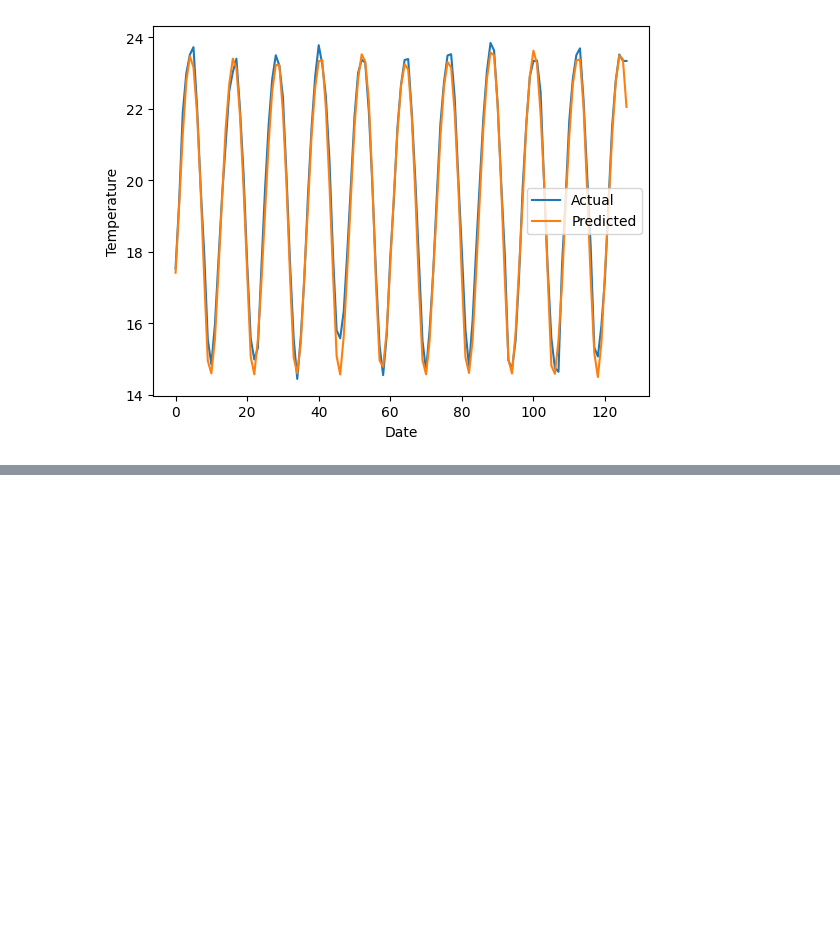
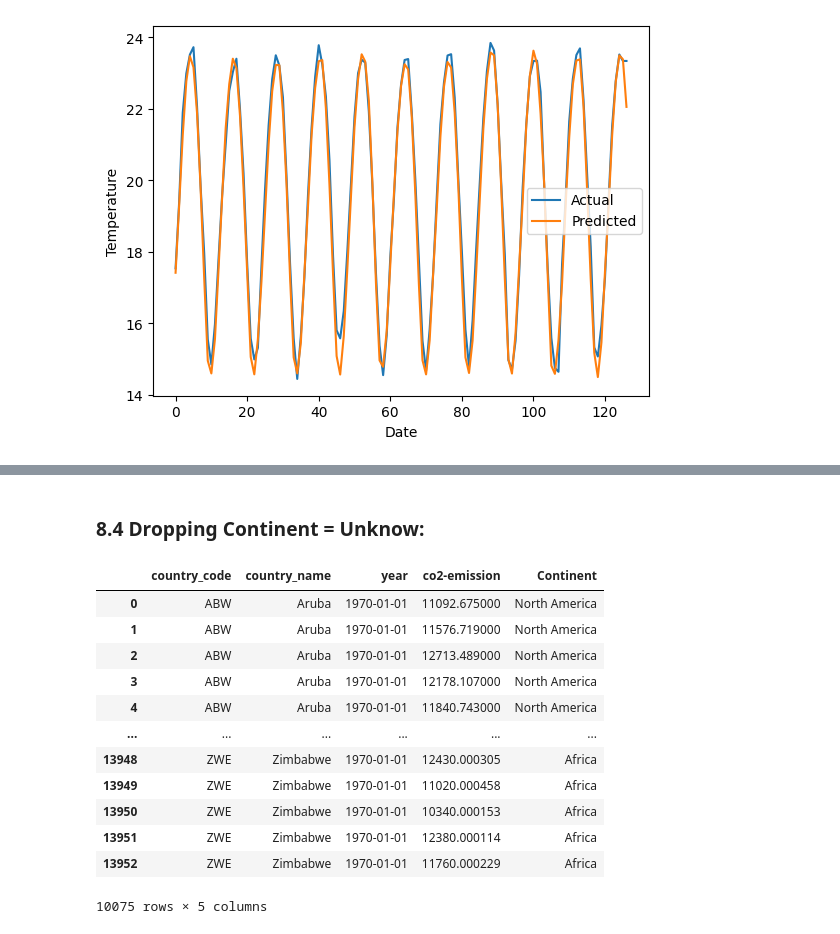
Before and after one commit to HassanZeb01/land_temperature_by_country, a Jupyter notebook: climate_temperature.ipynb, the cells around one changed output, grey strips where cells are left out. Cells and saved outputs as stored; diff of their text form; code cells hidden in the pictures; blank space fills up the shorter version.

Commit message:
CO2 Emission dataset pre-processing

```diff
--- a/climate_temperature.ipynb
+++ b/climate_temperature.ipynb
@@ -913,0 +936,3 @@ plt.show()
+# %%
+co2_df = pd.read_csv('/content/co2_emissions_kt_by_country.csv')
+co2_df
@@ -913,0 +973,3 @@ plt.show()
+# %%
+# Column - year datatype changed to datetime.
+co2_df['year'] = pd.to_datetime(co2_df['year'], format='%Y', errors='coerce')
@@ -913,0 +980,5 @@ plt.show()
+# %%
+#Renaming column
+co2_df.rename(columns={'value':'co2-emission'}, inplace=True)
+
+co2_df.info()
@@ -913,0 +1044,17 @@ plt.show()
+# %%
+# Countries to Continent mapping performed by using the open source library (https://pypi.org/project/country-converter/)
+
+
+#pip install pycountry-convert
+import pycountry_convert as pc
+
+def get_continent(country_name):
+    try:
+        country_code = pc.country_name_to_country_alpha2(country_name)
+        continent_code = pc.country_alpha2_to_continent_code(country_code)
+        continent_name = pc.convert_continent_code_to_continent_name(continent_code)
+        return continent_name
+    except:
+        return 'Unknown'
+
+co2_df['Continent'] = co2_df['country_name'].apply(get_continent)
@@ -913,0 +1089,20 @@ plt.show()
+# %% [markdown]
+### **8.4 Dropping Continent = Unknow:**
+# %%
+# Dropping rows with continent = unknown
+clean_co2_df = co2_df[co2_df['Continent'] != 'Unknown']
+clean_co2_df
+# %% [output]
+|  | country_code | country_name | year | co2-emission | Continent |
+| 0 | ABW | Aruba | 1970-01-01 | 11092.675000 | North America |
+| 1 | ABW | Aruba | 1970-01-01 | 11576.719000 | North America |
+| 2 | ABW | Aruba | 1970-01-01 | 12713.489000 | North America |
+| 3 | ABW | Aruba | 1970-01-01 | 12178.107000 | North America |
+| 4 | ABW | Aruba | 1970-01-01 | 11840.743000 | North America |
+| ... | ... | ... | ... | ... | ... |
+| 13948 | ZWE | Zimbabwe | 1970-01-01 | 12430.000305 | Africa |
+| 13949 | ZWE | Zimbabwe | 1970-01-01 | 11020.000458 | Africa |
+| 13950 | ZWE | Zimbabwe | 1970-01-01 | 10340.000153 | Africa |
+| 13951 | ZWE | Zimbabwe | 1970-01-01 | 12380.000114 | Africa |
+| 13952 | ZWE | Zimbabwe | 1970-01-01 | 11760.000229 | Africa |
+10075 rows × 5 columns
```
Also changed, not shown: parts of 24 cells of this notebook.
